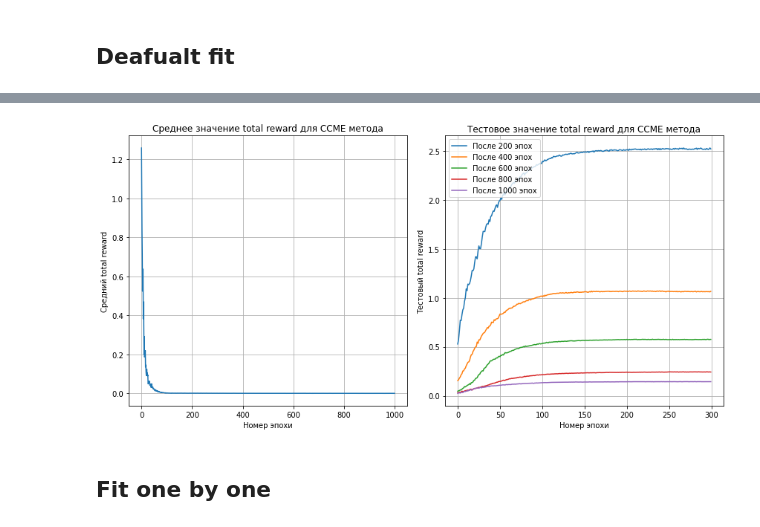
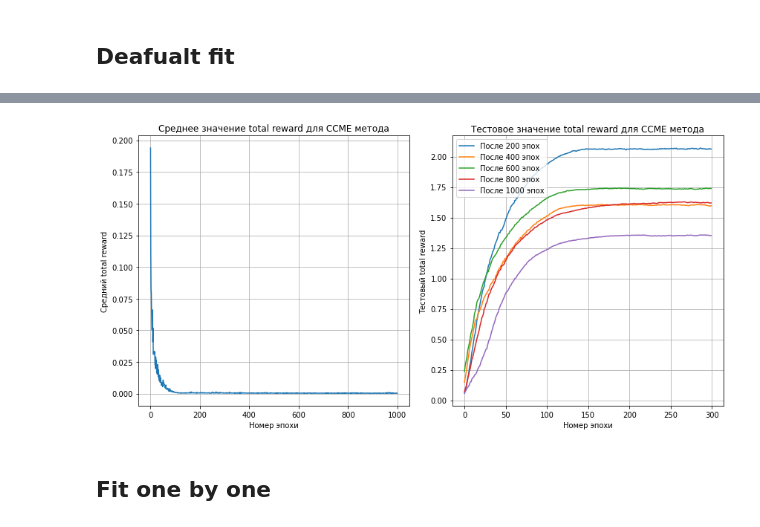
Before and after one commit to LiableFish/RL_Practise, a Jupyter notebook: UnequalGame/UnequalGameImplementation.ipynb, the cells around one changed output, grey strips where cells are left out. Drawn from its saved outputs; the diff is of its cells as text; code cells hidden in the pictures.

```diff
--- a/UnequalGame/UnequalGameImplementation.ipynb
+++ b/UnequalGame/UnequalGameImplementation.ipynb
@@ -473,8 +491,8 @@ u_fit_agent_02, mean_rewards_02, test_rewards_02 \
 # %%
 _, axes = plt.subplots(1, 2, figsize=(12, 6))
-plot_mean_rewards(mean_rewards, method_name='CCME метода', axes=axes, test_rewards=test_rewards)
+plot_mean_rewards(mean_rewards_02, method_name='CCME метода', axes=axes, test_rewards=test_rewards_02)
 # %% [output]
-[figure, old version]
+[figure, new version]
 # %% [markdown]
 ## Fit one by one
 # %%
```
Also changed, not shown: parts of 9 cells of this notebook.
